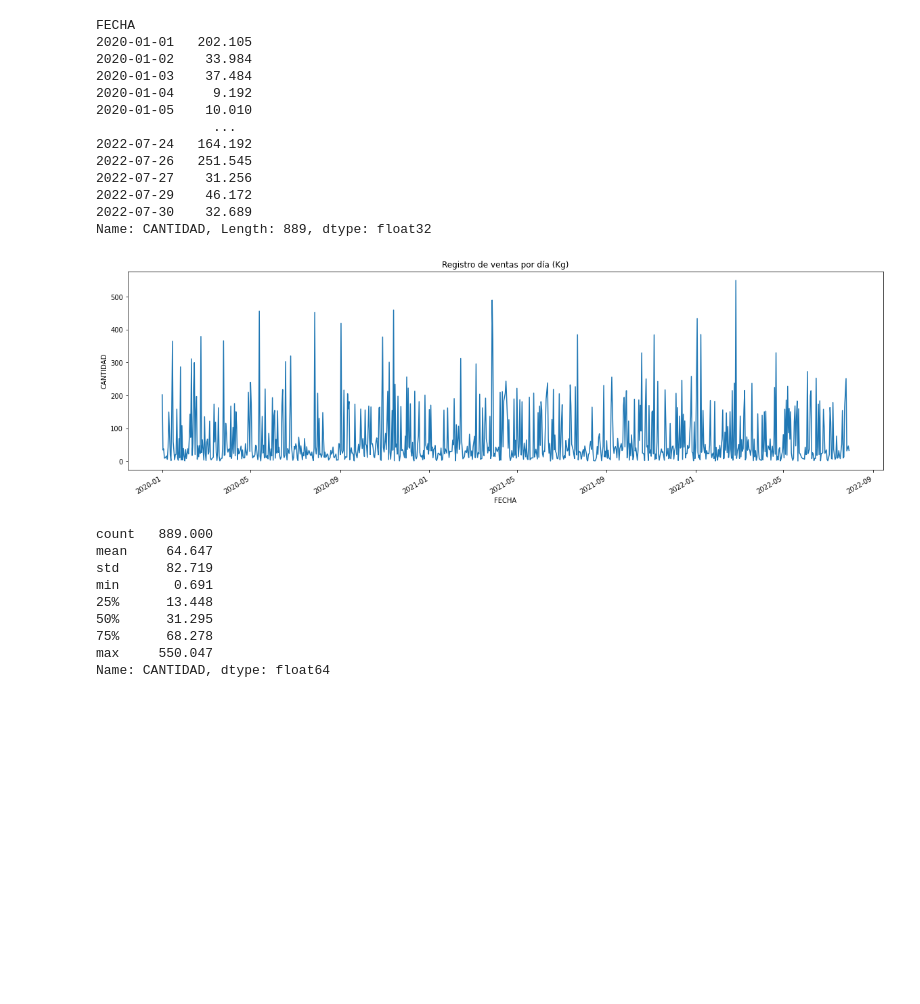
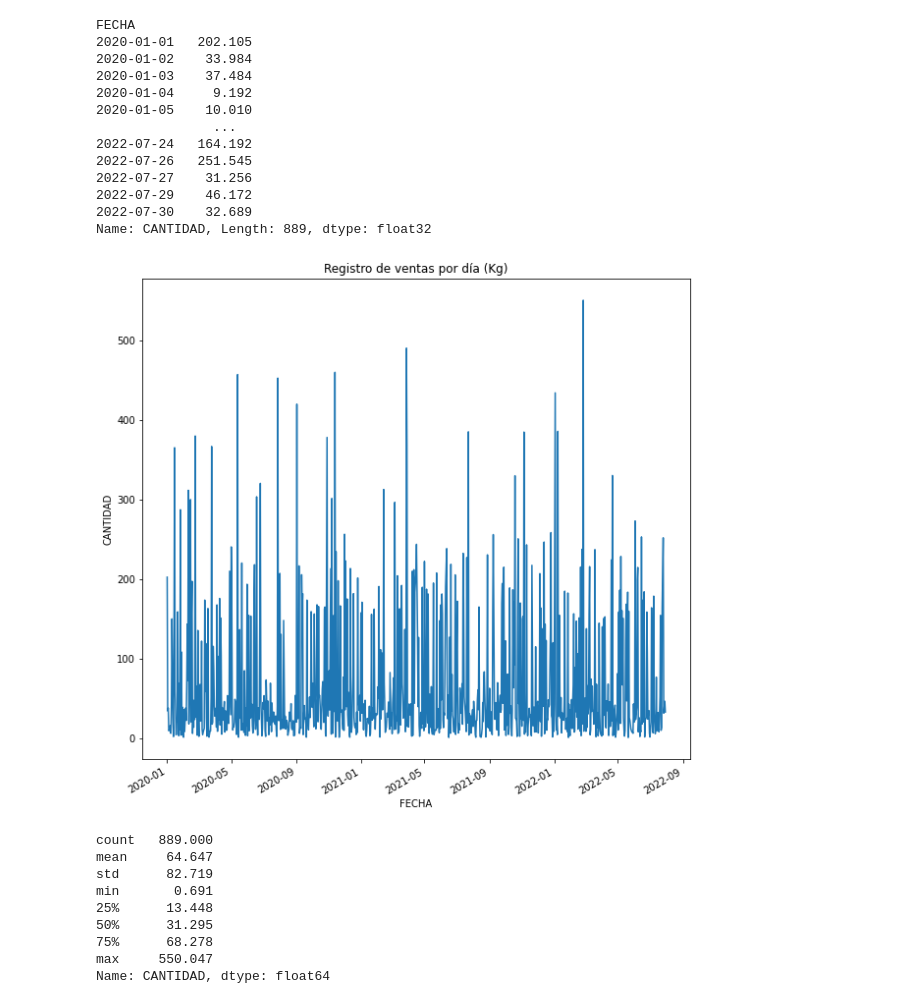
Before and after one commit to rdcn93/UPC_PI2_Model, a Jupyter notebook: UPC_PI2_Modelo.ipynb, the cells around one changed output. Cells and saved outputs as stored; diff of their text form; code cells hidden in the pictures; blank space fills up the shorter version.

```diff
--- a/UPC_PI2_Modelo.ipynb
+++ b/UPC_PI2_Modelo.ipynb
@@ -242,12 +242,12 @@ FECHA
 2022-07-30    32.689
 Name: CANTIDAD, Length: 889, dtype: float32
 # %%
-df_ventas_day["CANTIDAD"].plot(figsize = (20,6))
+df_ventas_day["CANTIDAD"].plot(figsize = (10,10))
 plt.title("Registro de ventas por día (Kg)")
 plt.ylabel("CANTIDAD")
 plt.show()
 # %% [output]
-[figure, old version]
+[figure, new version]
 # %%
 df_ventas_day["CANTIDAD"].describe()
 # %% [output]
```
Also changed, not shown: parts of 6 cells of this notebook.
